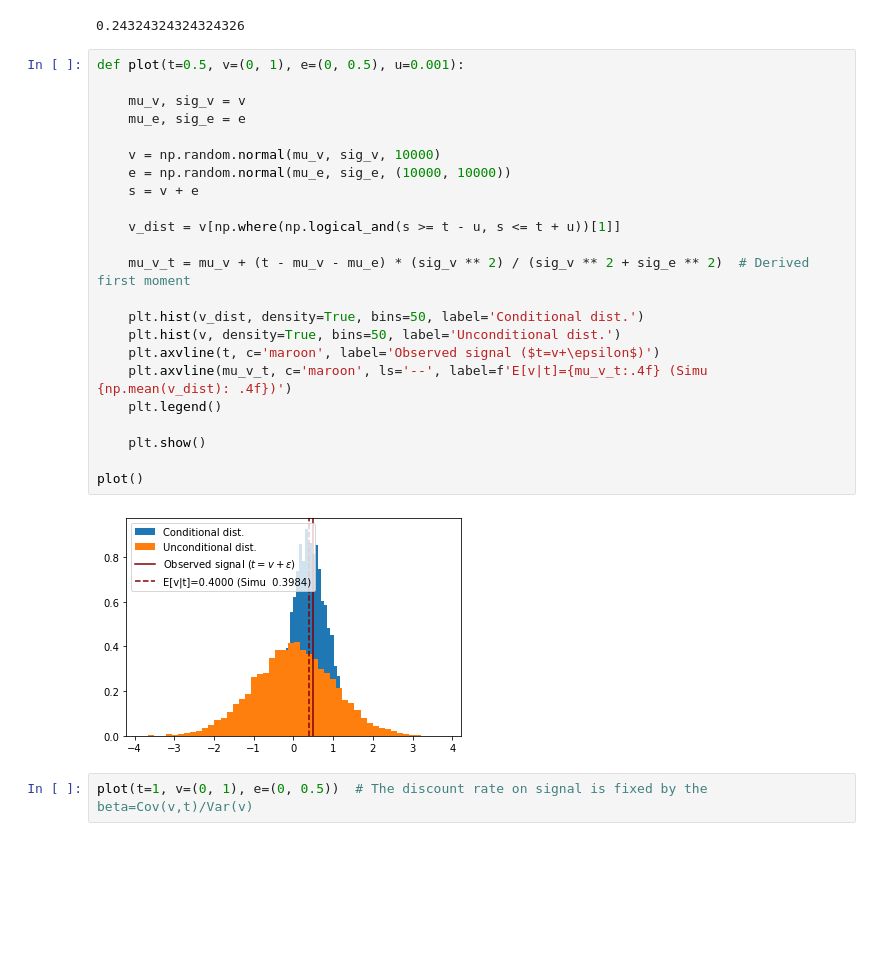
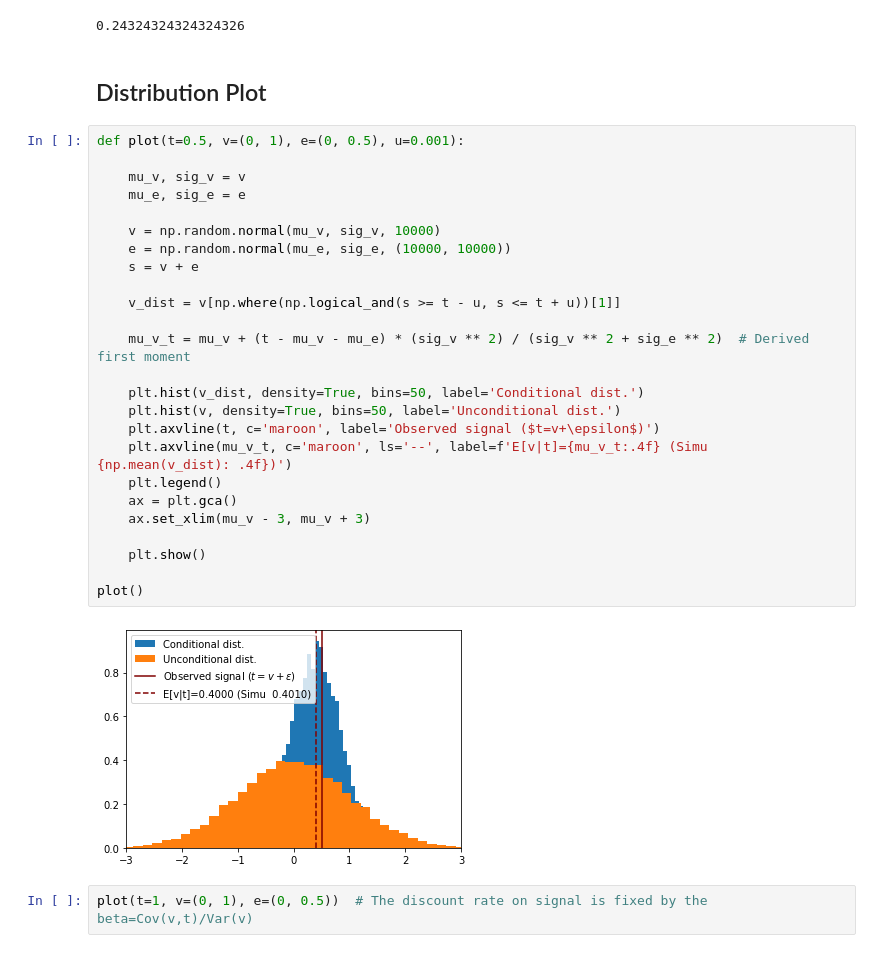
Before and after one commit to Wenzhi-Ding/coding_notes, a Jupyter notebook: 30_Other_Source/M220325-conditional-distribution.ipynb, the cells around one changed output. Cells and saved outputs as stored; diff of their text form; blank space fills up the shorter version.

```diff
--- a/30_Other_Source/M220325-conditional-distribution.ipynb
+++ b/30_Other_Source/M220325-conditional-distribution.ipynb
@@ -63,31 +64,35 @@ sig_v_t
 # %% [output]
 0.4864864864864865
 0.24324324324324326
+# %% [markdown]
+## Distribution Plot
 # %%
 def plot(t=0.5, v=(0, 1), e=(0, 0.5), u=0.001):
 
     mu_v, sig_v = v
     mu_e, sig_e = e
 
     v = np.random.normal(mu_v, sig_v, 10000)
     e = np.random.normal(mu_e, sig_e, (10000, 10000))
     s = v + e
 
     v_dist = v[np.where(np.logical_and(s >= t - u, s <= t + u))[1]]
 
     mu_v_t = mu_v + (t - mu_v - mu_e) * (sig_v ** 2) / (sig_v ** 2 + sig_e ** 2)  # Derived first moment
 
     plt.hist(v_dist, density=True, bins=50, label='Conditional dist.')
     plt.hist(v, density=True, bins=50, label='Unconditional dist.')
     plt.axvline(t, c='maroon', label='Observed signal ($t=v+\epsilon$)')
     plt.axvline(mu_v_t, c='maroon', ls='--', label=f'E[v|t]={mu_v_t:.4f} (Simu {np.mean(v_dist): .4f})')
     plt.legend()
+    ax = plt.gca()
+    ax.set_xlim(mu_v - 3, mu_v + 3)
 
     plt.show()
 
 plot()
 # %% [output]
-[figure, old version]
+[figure, new version]
 # %%
 plot(t=1, v=(0, 1), e=(0, 0.5))  # The discount rate on signal is fixed by the beta=Cov(v,t)/Var(v)
 # %% [output]
```
Also changed, not shown: parts of 8 cells of this notebook.
